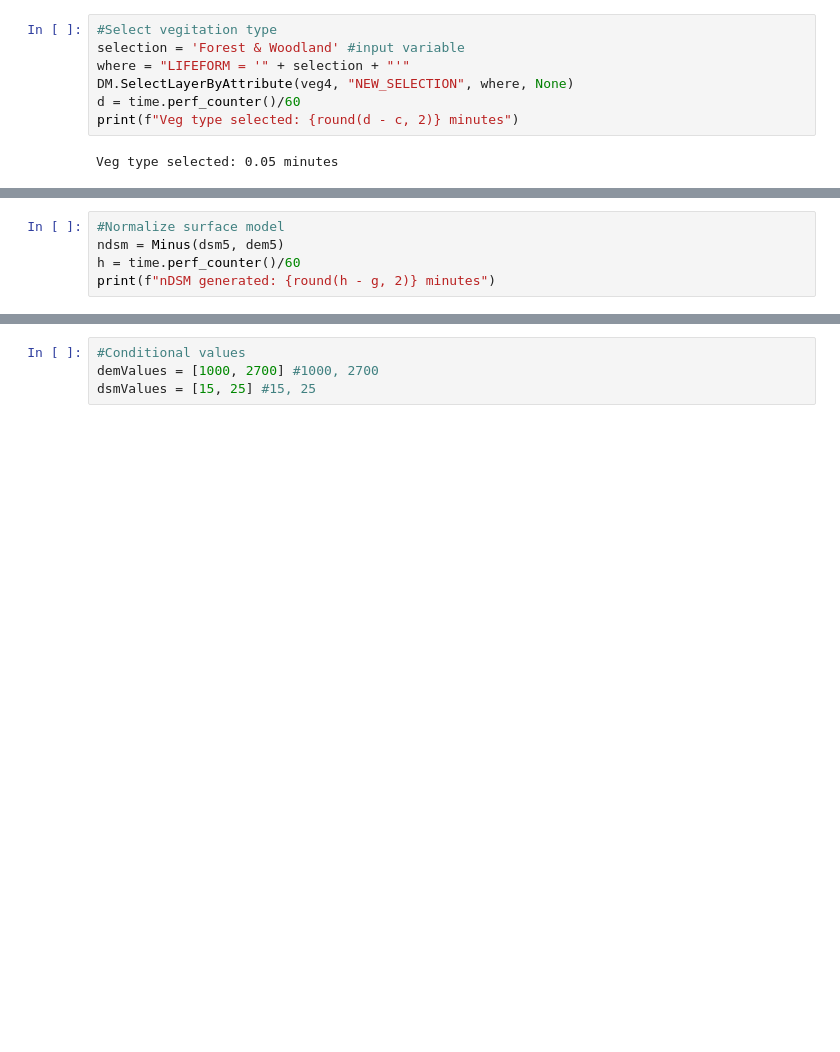
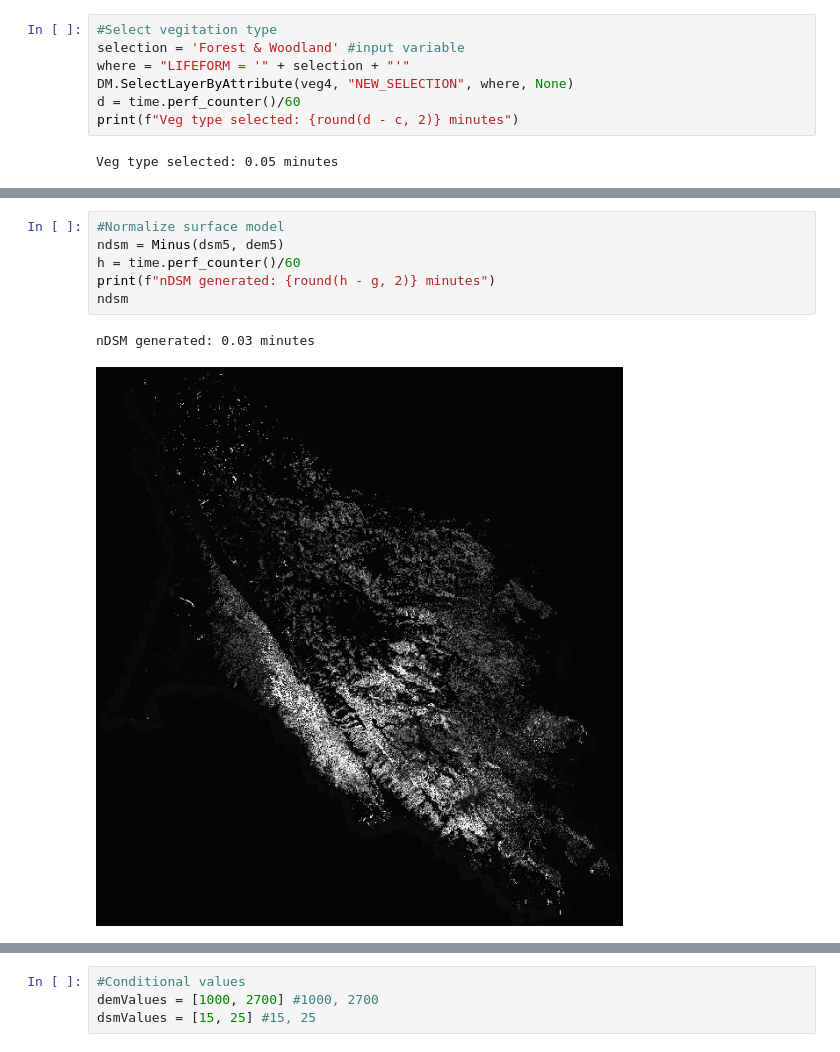
Before and after one commit to dwrliz/habitatFinder, a Jupyter notebook: habitatFinder.ipynb, the cells around one changed output, grey strips where cells are left out. Cells and saved outputs as stored; diff of their text form; blank space fills up the shorter version.

```diff
--- a/habitatFinder.ipynb
+++ b/habitatFinder.ipynb
@@ -101,5 +151,9 @@ demMap
 # %%
 #Normalize surface model
 ndsm = Minus(dsm5, dem5)
 h = time.perf_counter()/60
 print(f"nDSM generated: {round(h - g, 2)} minutes")
+ndsm
+# %% [output]
+nDSM generated: 0.03 minutes
+[figure, added]
```
Also changed, not shown: parts of 31 cells of this notebook, 1 other file.
